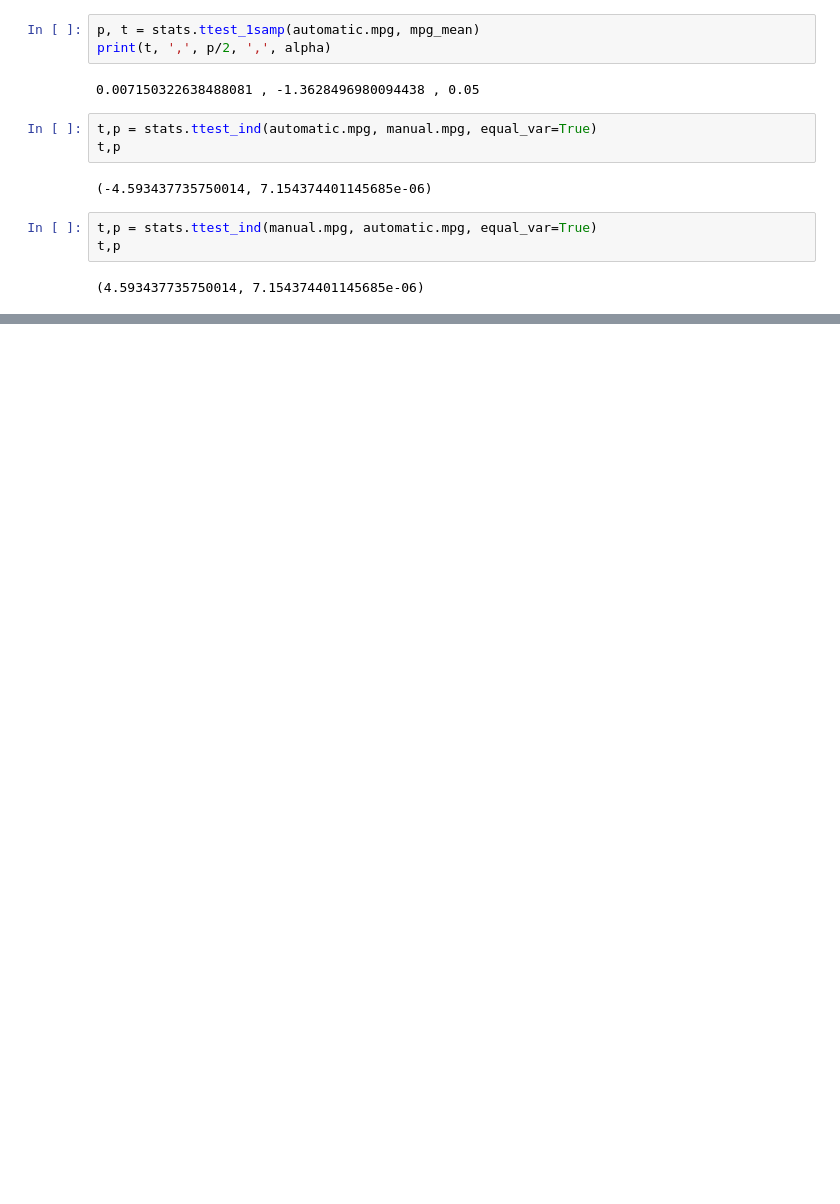
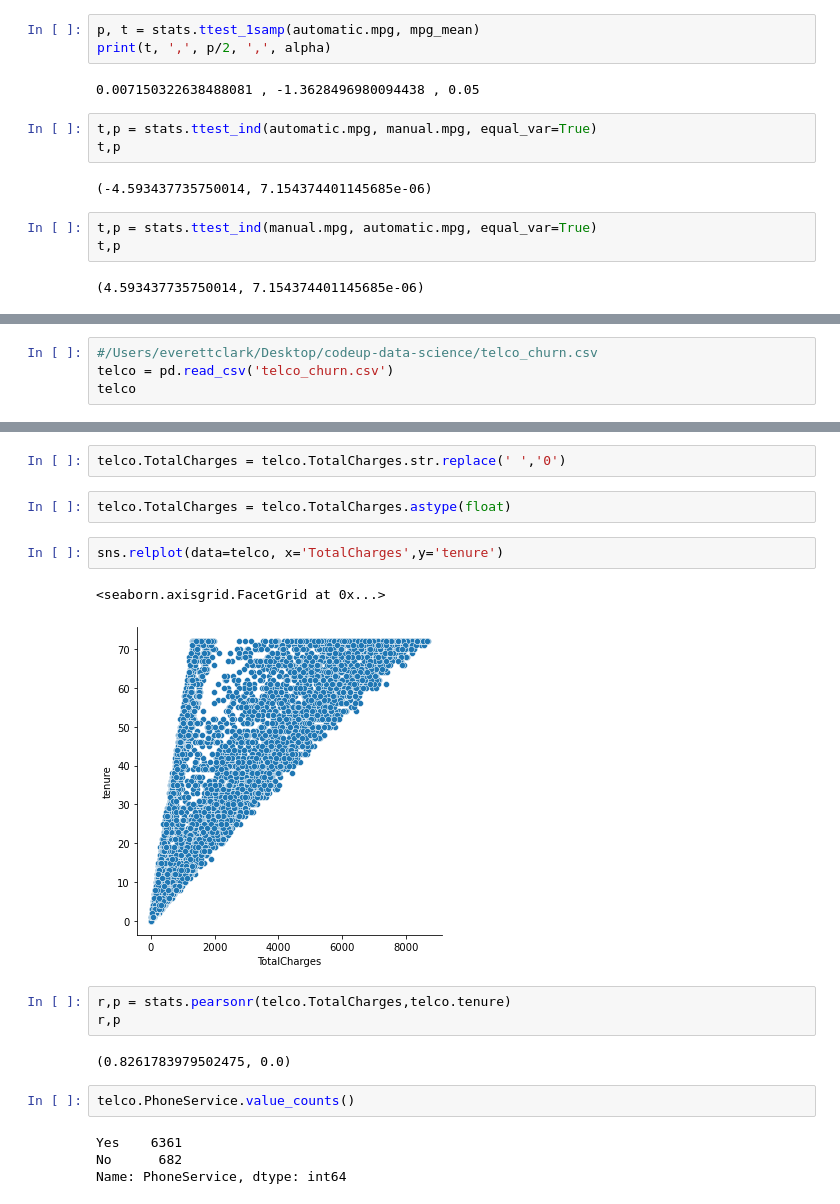
Before and after one commit to etclark3/statistics-exercises, a Jupyter notebook: hypothesis_testing.ipynb, the cells around one changed output, grey strips where cells are left out. Saved outputs shown, nothing was run; the diff lists cells and outputs as text; blank space fills up the shorter version.

```diff
--- a/hypothesis_testing.ipynb
+++ b/hypothesis_testing.ipynb
@@ -336,0 +375,4 @@ t_stat, pval = stats,ttest_ind()
+# %%
+#/Users/everettclark/Desktop/codeup-data-science/telco_churn.csv
+telco = pd.read_csv('telco_churn.csv')
+telco
@@ -336,0 +423,20 @@ t_stat, pval = stats,ttest_ind()
+# %%
+telco.TotalCharges = telco.TotalCharges.str.replace(' ','0')
+# %%
+telco.TotalCharges = telco.TotalCharges.astype(float)
+# %%
+sns.relplot(data=telco, x='TotalCharges',y='tenure')
+# %% [output]
+<seaborn.axisgrid.FacetGrid at 0x...>
+[figure, added]
+# %%
+r,p = stats.pearsonr(telco.TotalCharges,telco.tenure)
+r,p
+# %% [output]
+(0.8261783979502475, 0.0)
+# %%
+telco.PhoneService.value_counts()
+# %% [output]
+Yes    6361
+No      682
+Name: PhoneService, dtype: int64
```
Also changed, not shown: parts of 62 cells of this notebook.
